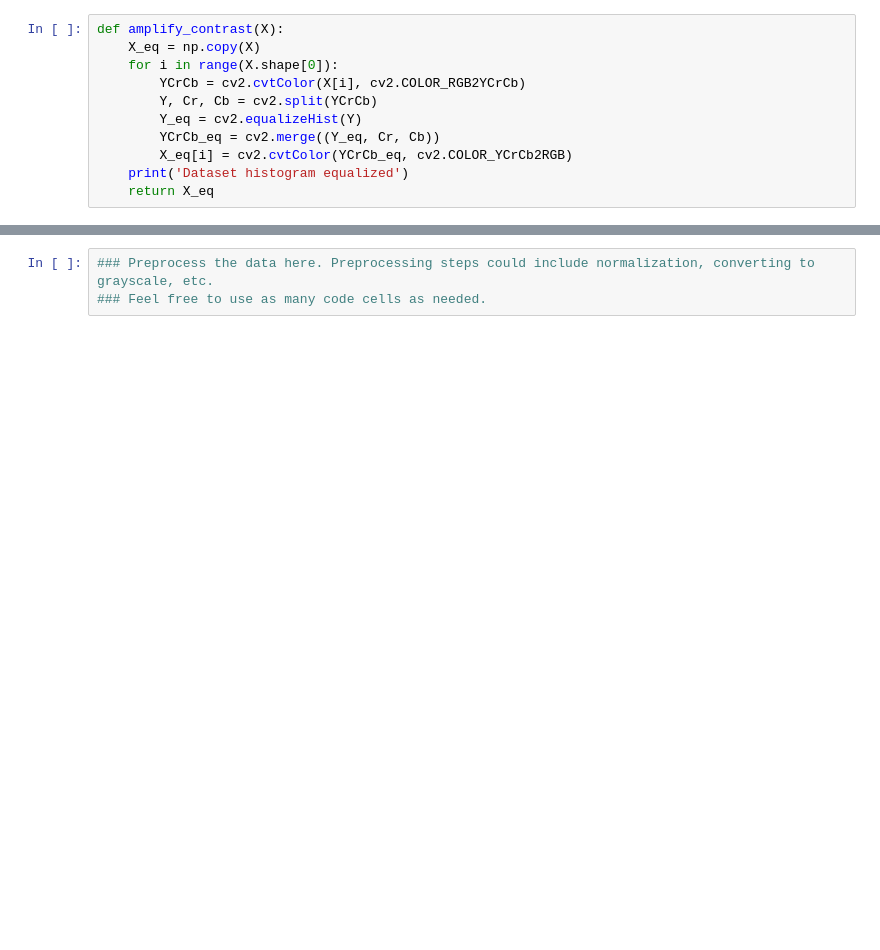
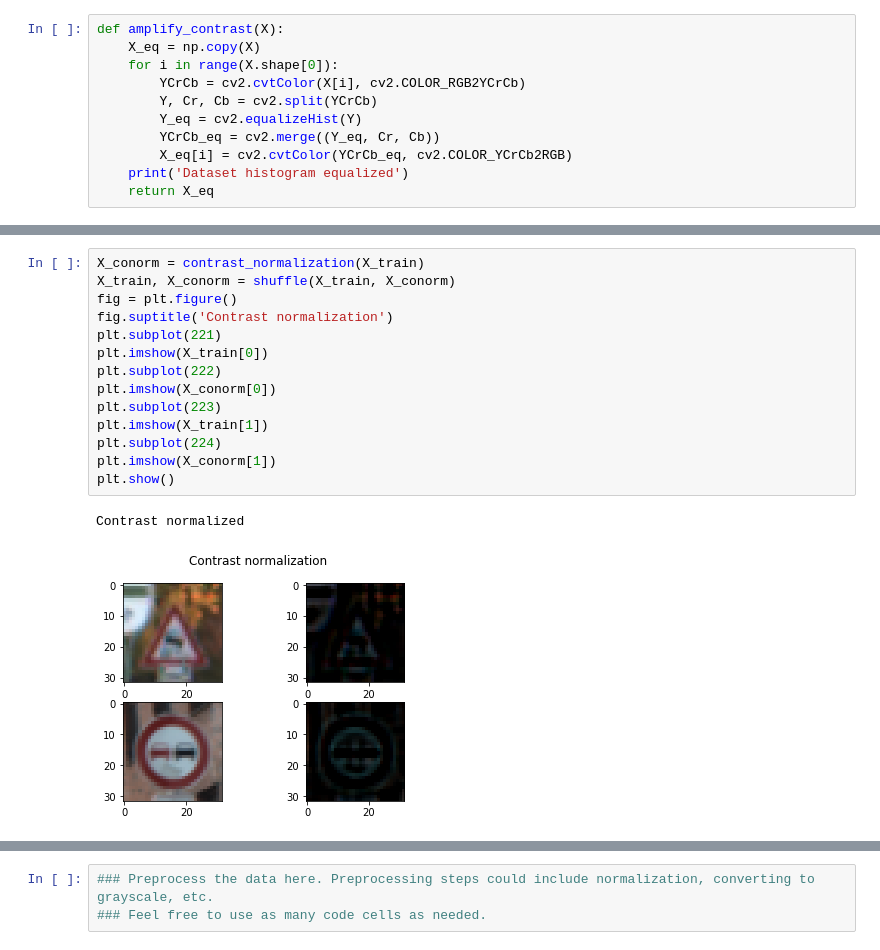
Before and after one commit to sketchc89/TrafficSign-P2, a Jupyter notebook: Traffic_Sign_Classifier.ipynb, the cells around one changed output, grey strips where cells are left out. Saved outputs shown, nothing was run; the diff lists cells and outputs as text; blank space fills up the shorter version.

```diff
--- a/Traffic_Sign_Classifier.ipynb
+++ b/Traffic_Sign_Classifier.ipynb
@@ -226,0 +269,17 @@ def amplify_contrast(X):
+# %%
+X_conorm = contrast_normalization(X_train)
+X_train, X_conorm = shuffle(X_train, X_conorm)
+fig = plt.figure()
+fig.suptitle('Contrast normalization')
+plt.subplot(221)
+plt.imshow(X_train[0])
+plt.subplot(222)
+plt.imshow(X_conorm[0])
+plt.subplot(223)
+plt.imshow(X_train[1])
+plt.subplot(224)
+plt.imshow(X_conorm[1])
+plt.show()
+# %% [output]
+Contrast normalized
+[figure, added]
```
Also changed, not shown: parts of 10 cells of this notebook.
